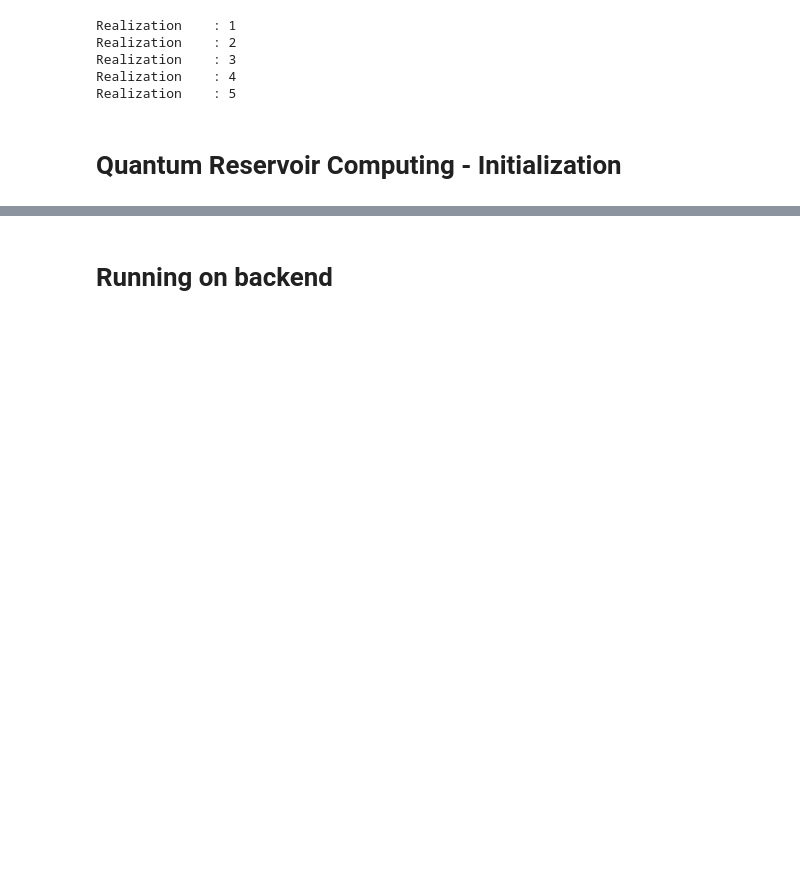
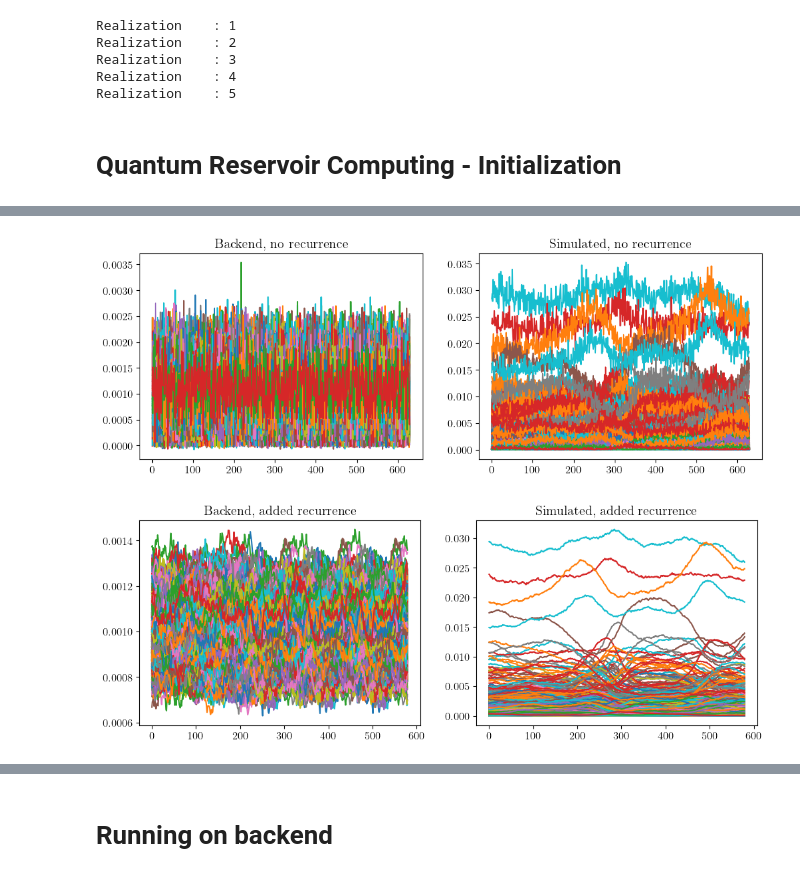
Before and after one commit to MagriLab/RF_QRC, a Jupyter notebook: src/Notebook_hardware.ipynb, the cells around one changed output, grey strips where cells are left out. Saved outputs shown, nothing was run; the diff lists cells and outputs as text; code cells hidden in the pictures; blank space fills up the shorter version.

```diff
--- a/src/Notebook_hardware.ipynb
+++ b/src/Notebook_hardware.ipynb
@@ -472,0 +638,45 @@ for x in range(runs):
+# %%
+epsilon_q = 0.05
+shots = 10000
+R_backend = r_noise
+RR_backend = np.zeros([R_backend.shape[0],R_backend.shape[1]])
+
+for x in range(R_backend.shape[1]):
+    prob_tilde = R_backend[:,x]
+
+    if x>0:
+        prob_neweps = (1-epsilon_q)*RR_backend[:,x-1]+epsilon_q*prob_tilde # including epsilon_q/leaking rate
+    else:
+        prob_neweps = prob_tilde
+
+    RR_backend[:,x] = prob_neweps
+# %%
+plt.rcParams['text.usetex'] = True
+plt.rcParams["figure.figsize"] = (12,4)
+plt.rcParams["font.size"] = 12
+r_washout = 50
+# y_max = 0.004
+# no recurrency
+plt.subplot(1,2,1)
+plt.title('Backend, no recurrence')
+plt.plot(R_backend[:,:].T)
+# plt.ylim([0,y_max])
+plt.subplot(1,2,2)
+plt.title('Simulated, no recurrence')
+plt.plot(R_open[:,:].T)
+# plt.ylim([0,y_max])
+plt.show()
+# added recurrency
+plt.subplot(1,2,1)
+plt.title('Backend, added recurrence')
+plt.plot(RR_backend[:,r_washout:].T)
+# plt.ylim([0,y_max])
+# plt.show()
+plt.subplot(1,2,2)
+plt.title('Simulated, added recurrence')
+plt.plot(RR_open[:,r_washout:].T)
+# plt.ylim([0,y_max])
+plt.show()
+# %% [output]
+[figure, added]
+[figure, added]
```
Also changed, not shown: parts of 41 cells of this notebook, 2 other files.
